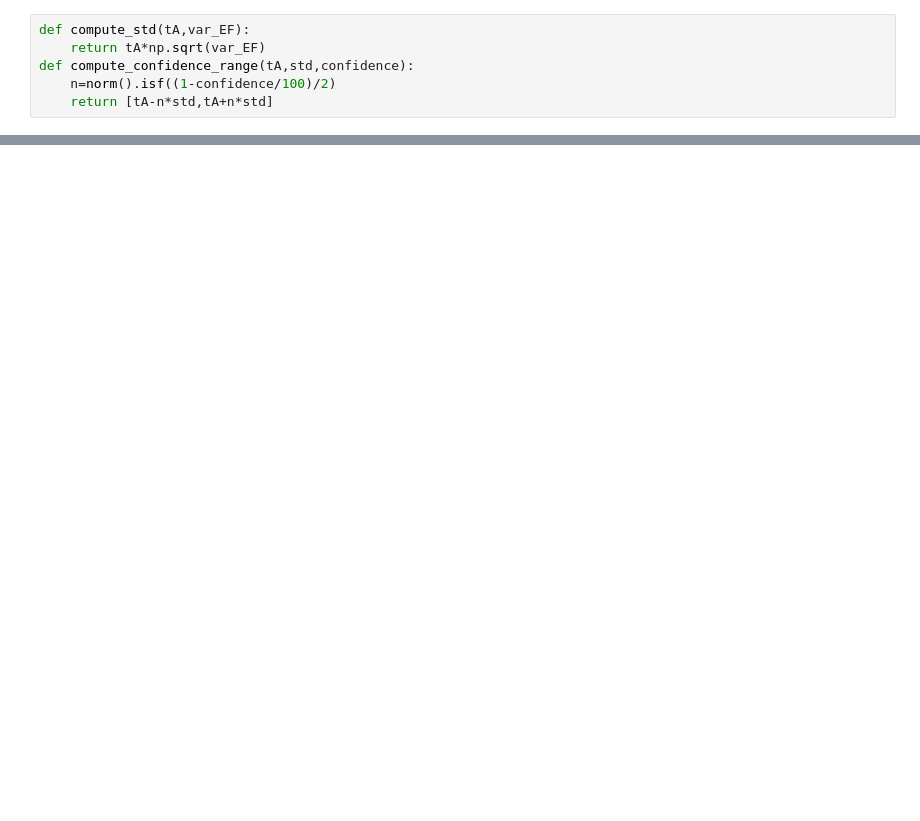
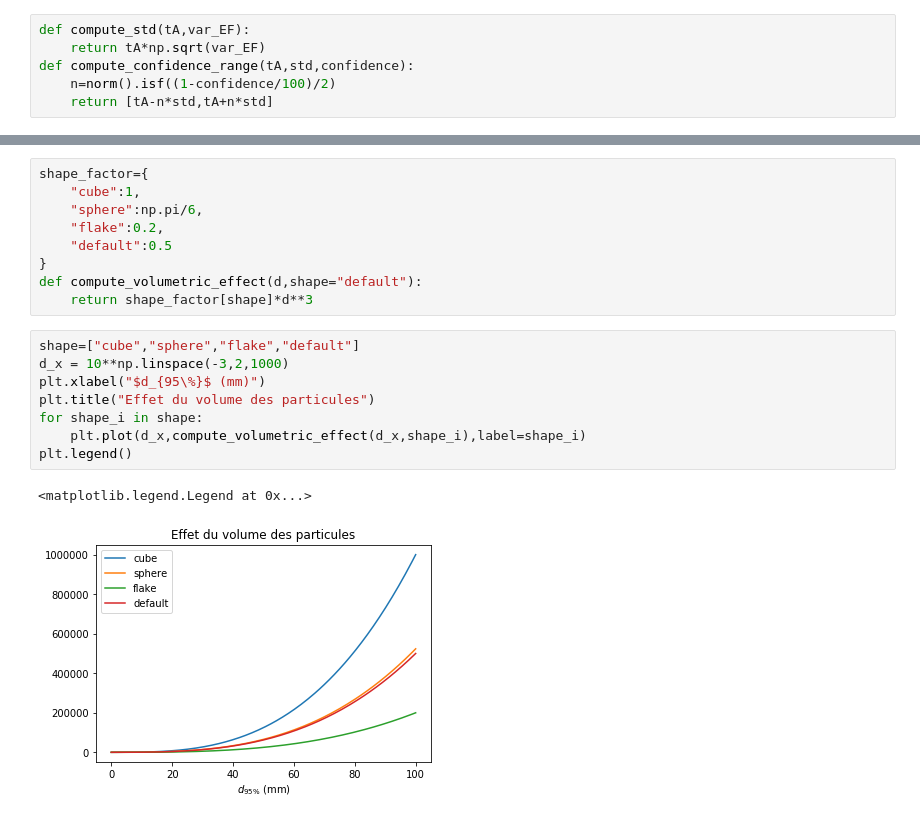
Before and after one commit to gautier-laurent/Geostat_Course, a Jupyter notebook: Echantillonnage_Gy_formule_simplifiee.ipynb, the cells around one changed output, grey strips where cells are left out. Drawn from its saved outputs; the diff is of its cells as text; blank space fills up the shorter version.

```diff
--- a/Echantillonnage_Gy_formule_simplifiee.ipynb
+++ b/Echantillonnage_Gy_formule_simplifiee.ipynb
@@ -159,0 +379,20 @@ interactive(children=(FloatSlider(value=0.1, continuous_update=False, descriptio
+# %%
+shape_factor={
+    "cube":1,
+    "sphere":np.pi/6,
+    "flake":0.2,
+    "default":0.5
+}
+def compute_volumetric_effect(d,shape="default"):
+    return shape_factor[shape]*d**3
+# %%
+shape=["cube","sphere","flake","default"]
+d_x = 10**np.linspace(-3,2,1000)
+plt.xlabel("$d_{95\%}$ (mm)")
+plt.title("Effet du volume des particules")
+for shape_i in shape:
+    plt.plot(d_x,compute_volumetric_effect(d_x,shape_i),label=shape_i)
+plt.legend()
+# %% [output]
+<matplotlib.legend.Legend at 0x...>
+[figure, added]
```
Also changed, not shown: parts of 32 cells of this notebook, 1 other file.
